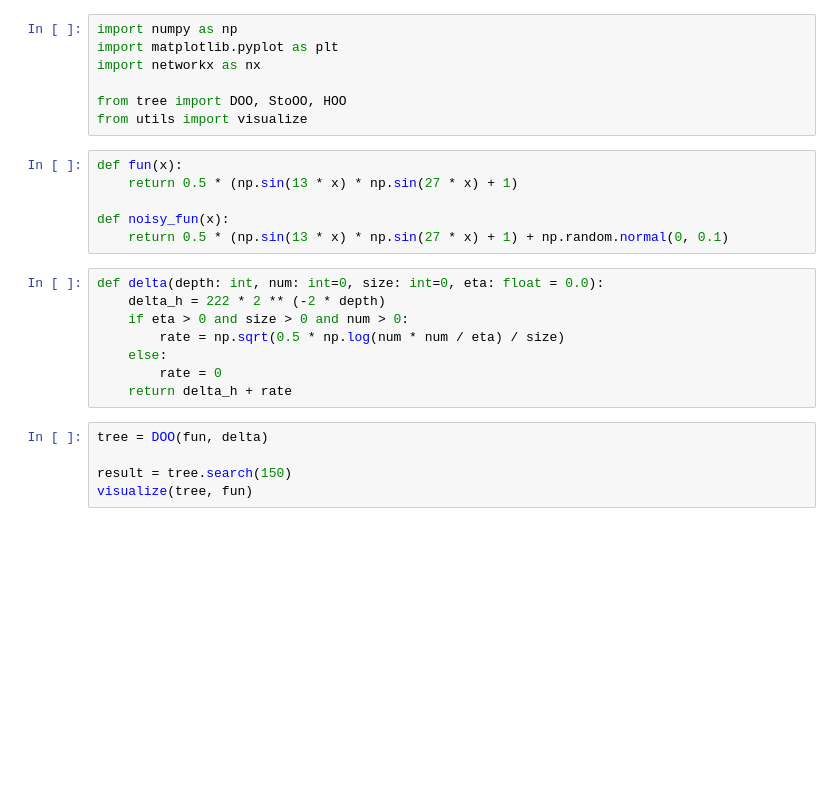
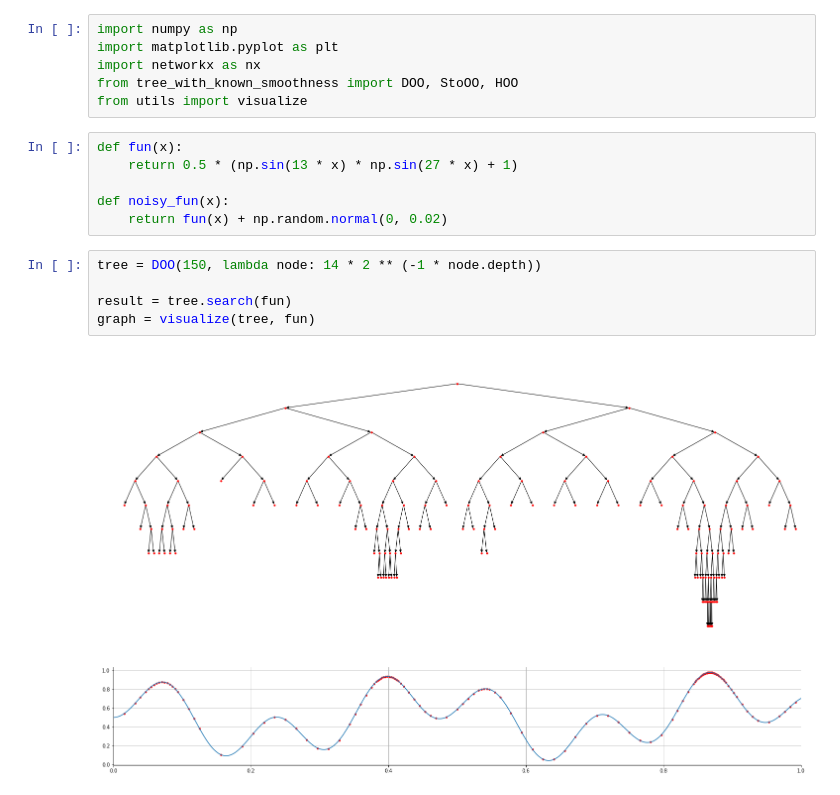
Before and after one commit to yunjhongwu/MCTS, a Jupyter notebook: MCTS.ipynb, the cells around one changed output. Drawn from its saved outputs; the diff is of its cells as text; blank space fills up the shorter version.

```diff
--- a/MCTS.ipynb
+++ b/MCTS.ipynb
@@ -2,26 +2,19 @@
 import numpy as np
 import matplotlib.pyplot as plt
 import networkx as nx
-
-from tree import DOO, StoOO, HOO
+from tree_with_known_smoothness import DOO, StoOO, HOO
 from utils import visualize
 # %%
 def fun(x):
     return 0.5 * (np.sin(13 * x) * np.sin(27 * x) + 1)
 
 def noisy_fun(x):
-    return 0.5 * (np.sin(13 * x) * np.sin(27 * x) + 1) + np.random.normal(0, 0.1)
+    return fun(x) + np.random.normal(0, 0.02)
-# %%
-def delta(depth: int, num: int=0, size: int=0, eta: float = 0.0):
-    delta_h = 222 * 2 ** (-2 * depth)
-    if eta > 0 and size > 0 and num > 0:
-        rate = np.sqrt(0.5 * np.log(num * num / eta) / size)
-    else:
-        rate = 0
-    return delta_h + rate
 # %%
-tree = DOO(fun, delta)
+tree = DOO(150, lambda node: 14 * 2 ** (-1 * node.depth))
 
-result = tree.search(150)
-visualize(tree, fun)
+result = tree.search(fun)
+graph = visualize(tree, fun)
+# %% [output]
+[figure, added]
 # %%
```
Also changed, not shown: parts of 2 cells of this notebook, 4 other files.
